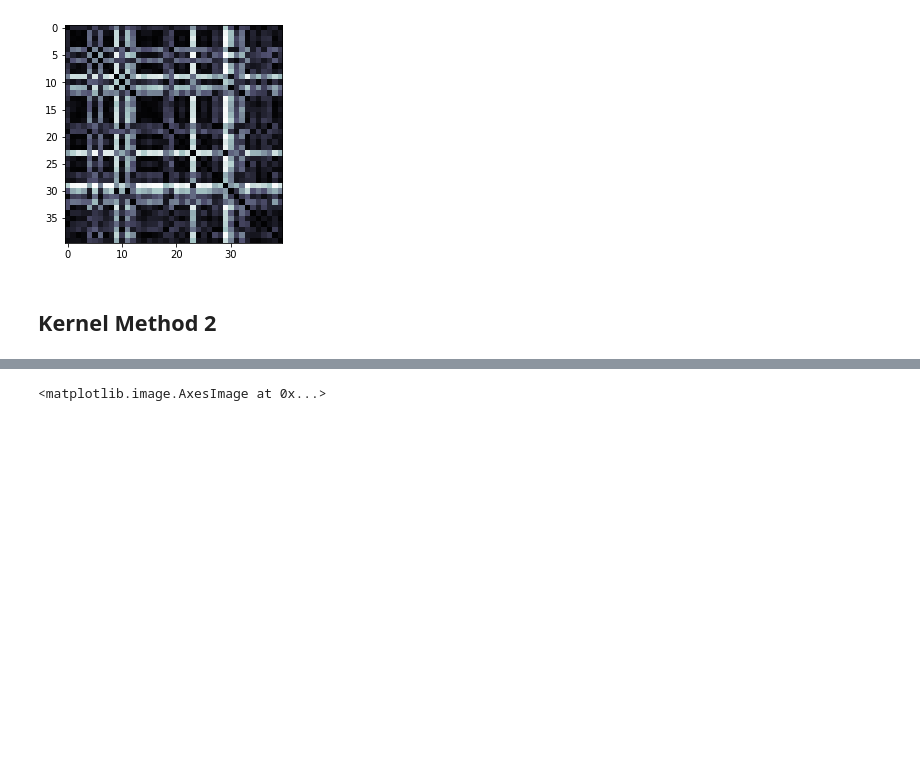
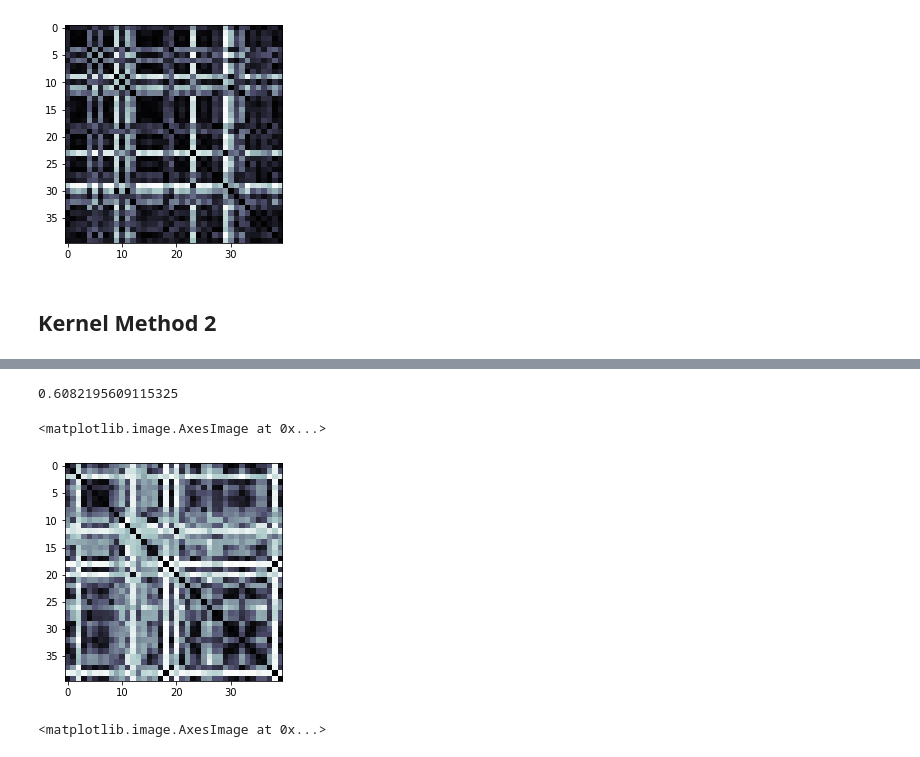
Before and after one commit to cwjsdsu/Qractice, a Jupyter notebook: Cole/VariationalQuantumClassifierPart2.ipynb, the cells around one changed output, grey strips where cells are left out. Saved outputs shown, nothing was run; the diff lists cells and outputs as text; code cells hidden in the pictures; blank space fills up the shorter version.

```diff
--- a/Cole/VariationalQuantumClassifierPart2.ipynb
+++ b/Cole/VariationalQuantumClassifierPart2.ipynb
@@ -789,3 +801,14 @@ plt.imshow(np.asmatrix(K), interpolation='nearest', origin='upper', cmap='bone_r
+# %%
+# Testing something I found in the github for qiskit-machine-learning
+K = np.asmatrix(K)
+D, U = np.linalg.eig(K)
+k = U @ np.diag(np.maximum(0, D)) @ U.transpose()
+print(np.linalg.norm(K - k))
+plt.imshow(np.absolute(k), interpolation='nearest', origin='upper', cmap='bone_r')
+# %% [output]
+0.6082195609115325
+<matplotlib.image.AxesImage at 0x...>
+[figure, added]
 # %%
 K = computeGramMatrix2(x, MyZFeatureMap, shots=1024)
 plt.imshow(np.asmatrix(K), interpolation='nearest', origin='upper', cmap='bone_r')
```
Also changed, not shown: parts of 6 cells of this notebook, 2 other files.
